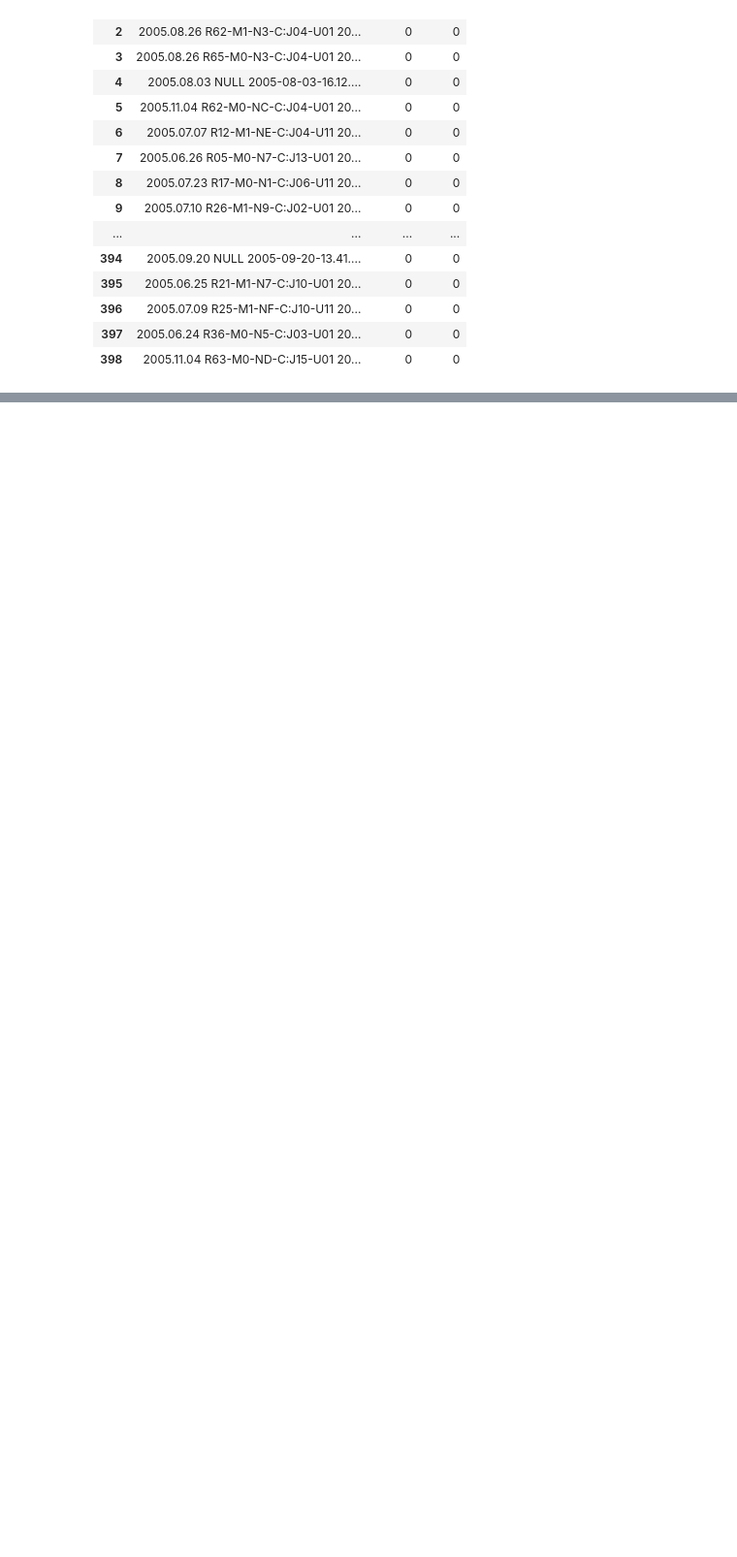
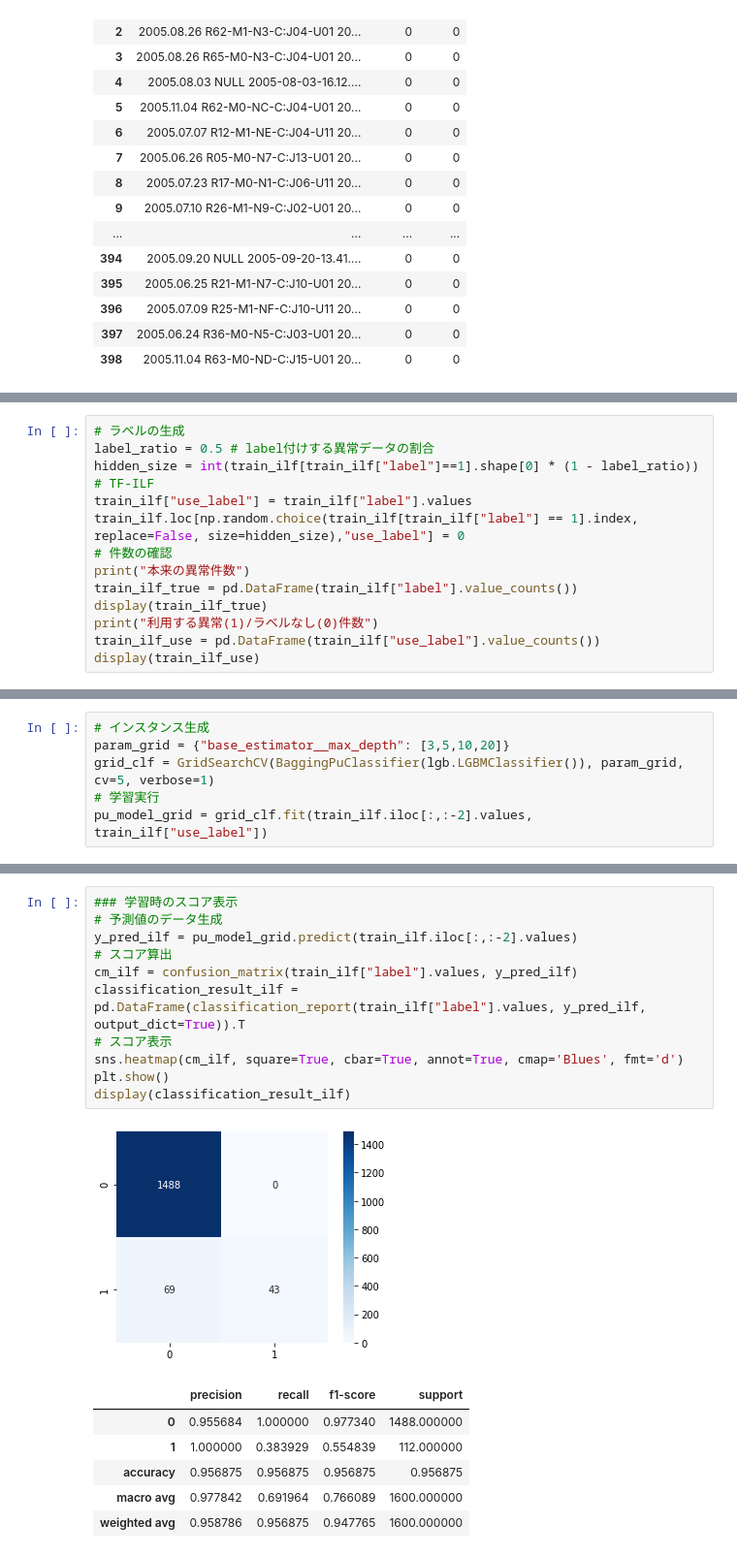
Before and after one commit to tkn34/Log-Analysis, a Jupyter notebook: exec.ipynb, the cells around one changed output, grey strips where cells are left out. Shown at 97% size. Drawn from its saved outputs; the diff is of its cells as text; blank space fills up the shorter version.

```diff
--- a/exec.ipynb
+++ b/exec.ipynb
@@ -668,0 +672,14 @@ test_tmp.style.apply(highlight_greaterthan, threshold=1.0, column=['y_pred'], ax
+# %%
+# ラベルの生成
+label_ratio = 0.5 # label付けする異常データの割合
+hidden_size = int(train_ilf[train_ilf["label"]==1].shape[0] * (1 - label_ratio))
+# TF-ILF
+train_ilf["use_label"] = train_ilf["label"].values
+train_ilf.loc[np.random.choice(train_ilf[train_ilf["label"] == 1].index, replace=False, size=hidden_size),"use_label"] = 0
+# 件数の確認
+print("本来の異常件数")
+train_ilf_true = pd.DataFrame(train_ilf["label"].value_counts())
+display(train_ilf_true)
+print("利用する異常(1)/ラベルなし(0)件数")
+train_ilf_use = pd.DataFrame(train_ilf["use_label"].value_counts())
+display(train_ilf_use)
@@ -668,0 +695,6 @@ test_tmp.style.apply(highlight_greaterthan, threshold=1.0, column=['y_pred'], ax
+# %%
+# インスタンス生成
+param_grid = {"base_estimator__max_depth": [3,5,10,20]}
+grid_clf = GridSearchCV(BaggingPuClassifier(lgb.LGBMClassifier()), param_grid, cv=5, verbose=1)
+# 学習実行
+pu_model_grid = grid_clf.fit(train_ilf.iloc[:,:-2].values, train_ilf["use_label"])
@@ -668,0 +720,19 @@ test_tmp.style.apply(highlight_greaterthan, threshold=1.0, column=['y_pred'], ax
+# %%
+### 学習時のスコア表示
+# 予測値のデータ生成
+y_pred_ilf = pu_model_grid.predict(train_ilf.iloc[:,:-2].values)
+# スコア算出
+cm_ilf = confusion_matrix(train_ilf["label"].values, y_pred_ilf)
+classification_result_ilf = pd.DataFrame(classification_report(train_ilf["label"].values, y_pred_ilf, output_dict=True)).T
+# スコア表示
+sns.heatmap(cm_ilf, square=True, cbar=True, annot=True, cmap='Blues', fmt='d')
+plt.show()
+display(classification_result_ilf)
+# %% [output]
+[figure, added]
+|  | precision | recall | f1-score | support |
+| 0 | 0.955684 | 1.000000 | 0.977340 | 1488.000000 |
+| 1 | 1.000000 | 0.383929 | 0.554839 | 112.000000 |
+| accuracy | 0.956875 | 0.956875 | 0.956875 | 0.956875 |
+| macro avg | 0.977842 | 0.691964 | 0.766089 | 1600.000000 |
+| weighted avg | 0.958786 | 0.956875 | 0.947765 | 1600.000000 |
```
Also changed, not shown: parts of 18 cells of this notebook.
